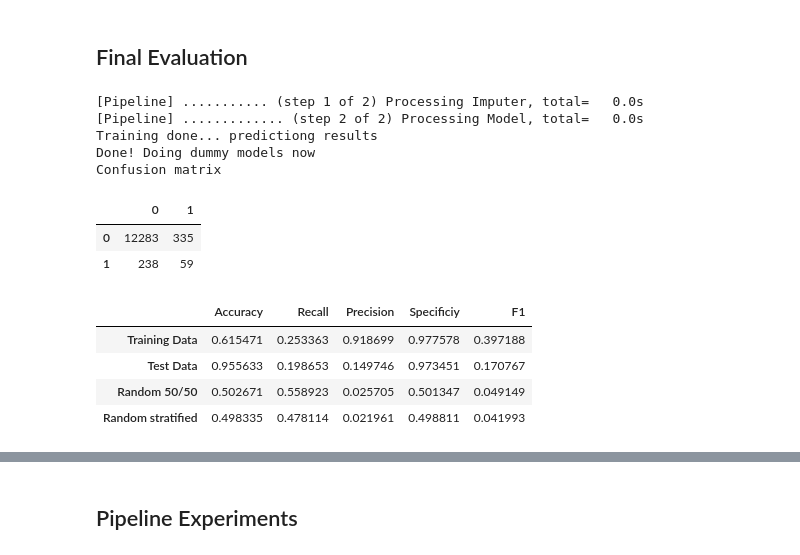
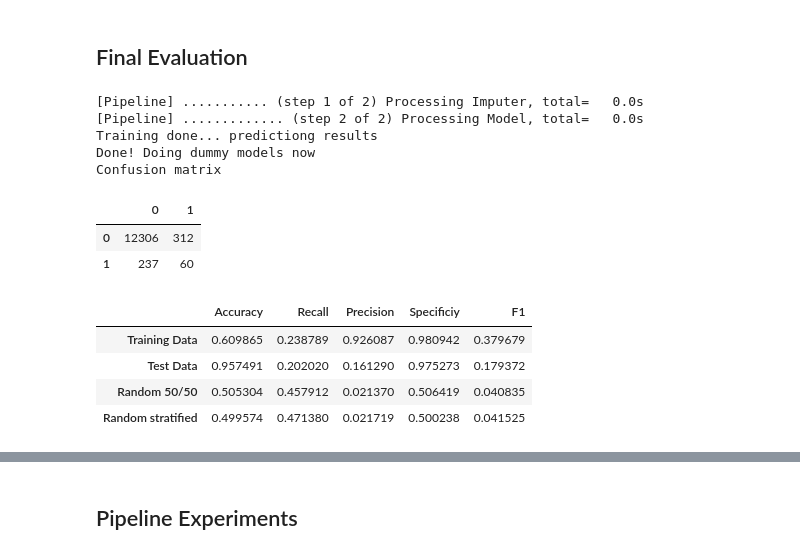
Before and after one commit to Sir-Slade/covid_prediction_project, a Jupyter notebook: PredictorExperimentsClean.ipynb, the cells around one changed output, grey strips where cells are left out. Cells and saved outputs as stored; diff of their text form; code cells hidden in the pictures.

```diff
--- a/PredictorExperimentsClean.ipynb
+++ b/PredictorExperimentsClean.ipynb
@@ -478,7 +476,7 @@ models ={
     "Ada Boost" : AdaBoostClassifier()
 }
 # %%
-run_models(X[selected_features], y, models, folds=30, ratio_negatives_to_positives=-1)
+run_models(X[selected_features], y, models, folds=30, ratio_negatives_to_positives=0)
 # %% [output]
 GaussianNB
 ╠■■■■■■■■■■■■■■■■■■■■■■■■■■■■■╣
@@ -555,0 +554,2 @@ Performance over different classification thresholds
+# %%
+run_models(X, y, models, folds=30, ratio_negatives_to_positives=-1)
@@ -563,9 +599,9 @@ logistic_model_group = {
     "LogisticStrongRegularization" : LogisticRegression(C=.5),
     "LogisticWeakRegularization" : LogisticRegression(C=2),
     "LogisticNoPenalty" : LogisticRegression(penalty="none"),
-    "Logistic NewtonSolver " : LogisticRegression(solver="newton-cg"),
+    "Logistic NewtonSolver" : LogisticRegression(solver="newton-cg"),
     "Logistic NewtonSolver No penalty" : LogisticRegression(solver="newton-cg", penalty="none"),
-    "LogisticNewtonSolver" : LogisticRegression(solver="liblinear")
+    "Logistic LibLinear" : LogisticRegression(solver="liblinear")
 }
 # %%
 run_models(X[selected_features], y, logistic_model_group, folds=30, ratio_negatives_to_positives=1, thresholds=np.linspace(.8,1,num=11))
@@ -712,18 +748,18 @@ After examining all three models, <b>logistic regression</b> seems to be the bes
 # %% [markdown]
 ## Final Evaluation
 # %%
-eval_final_performance(X[selected_features], y, test_x, test_y, logistic_model_group["LogisticNewtonSolver"], threshold=.86)
+eval_final_performance(X[selected_features], y, test_x, test_y, logistic_model_group["LogisticStrongRegularization"], threshold=.9)
 # %% [output]
 [Pipeline] ........... (step 1 of 2) Processing Imputer, total=   0.0s
 [Pipeline] ............. (step 2 of 2) Processing Model, total=   0.0s
 Training done... predictiong results
 Done! Doing dummy models now
 Confusion matrix
 |  | 0 | 1 |
-| 0 | 12283 | 335 |
-| 1 | 238 | 59 |
+| 0 | 12306 | 312 |
+| 1 | 237 | 60 |
 |  | Accuracy | Recall | Precision | Specificiy | F1 |
-| Training Data | 0.615471 | 0.253363 | 0.918699 | 0.977578 | 0.397188 |
-| Test Data | 0.955633 | 0.198653 | 0.149746 | 0.973451 | 0.170767 |
-| Random 50/50 | 0.502671 | 0.558923 | 0.025705 | 0.501347 | 0.049149 |
-| Random stratified | 0.498335 | 0.478114 | 0.021961 | 0.498811 | 0.041993 |
+| Training Data | 0.609865 | 0.238789 | 0.926087 | 0.980942 | 0.379679 |
+| Test Data | 0.957491 | 0.202020 | 0.161290 | 0.975273 | 0.179372 |
+| Random 50/50 | 0.505304 | 0.457912 | 0.021370 | 0.506419 | 0.040835 |
+| Random stratified | 0.499574 | 0.471380 | 0.021719 | 0.500238 | 0.041525 |
```
Also changed, not shown: parts of 15 cells of this notebook.
